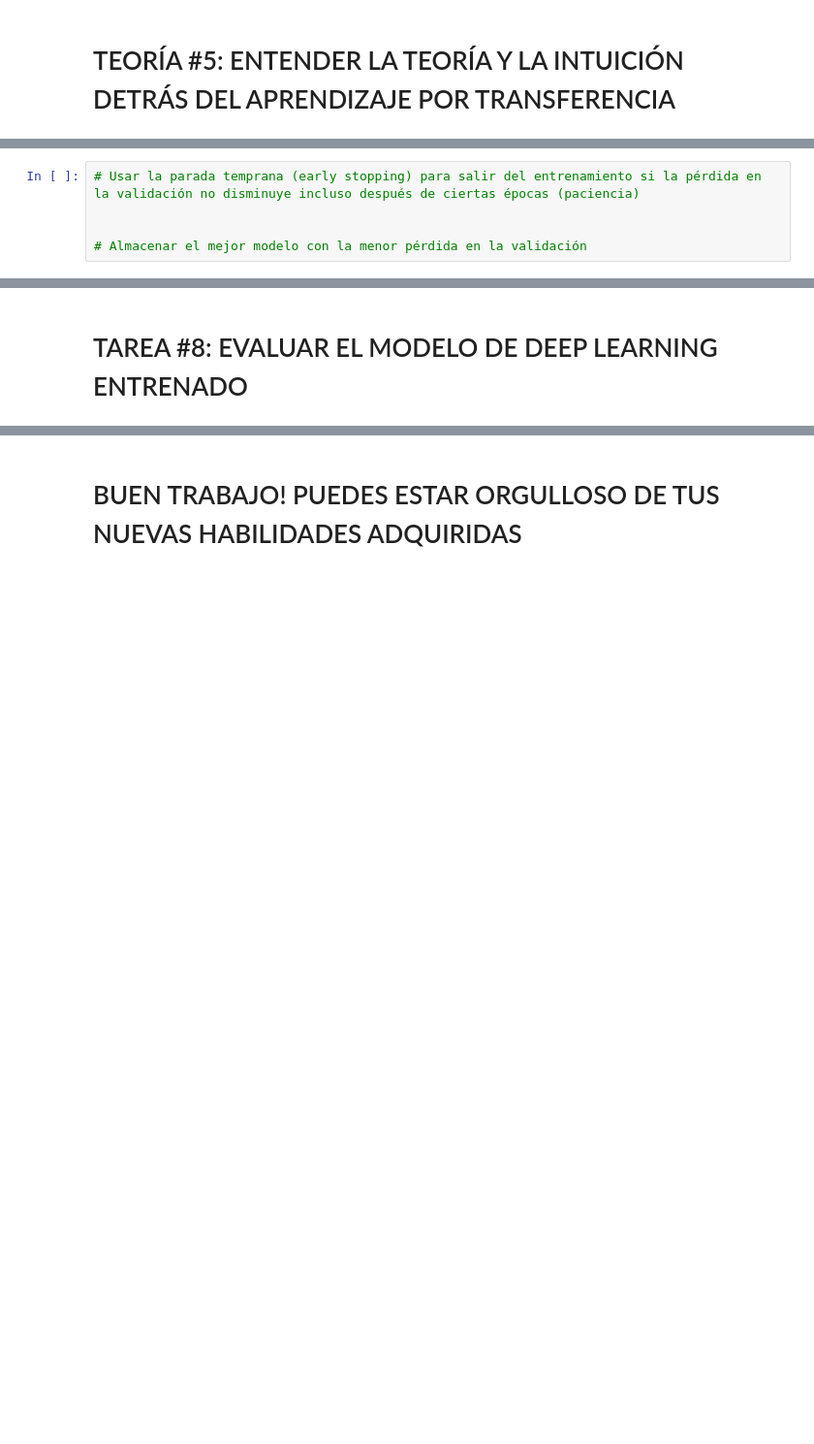
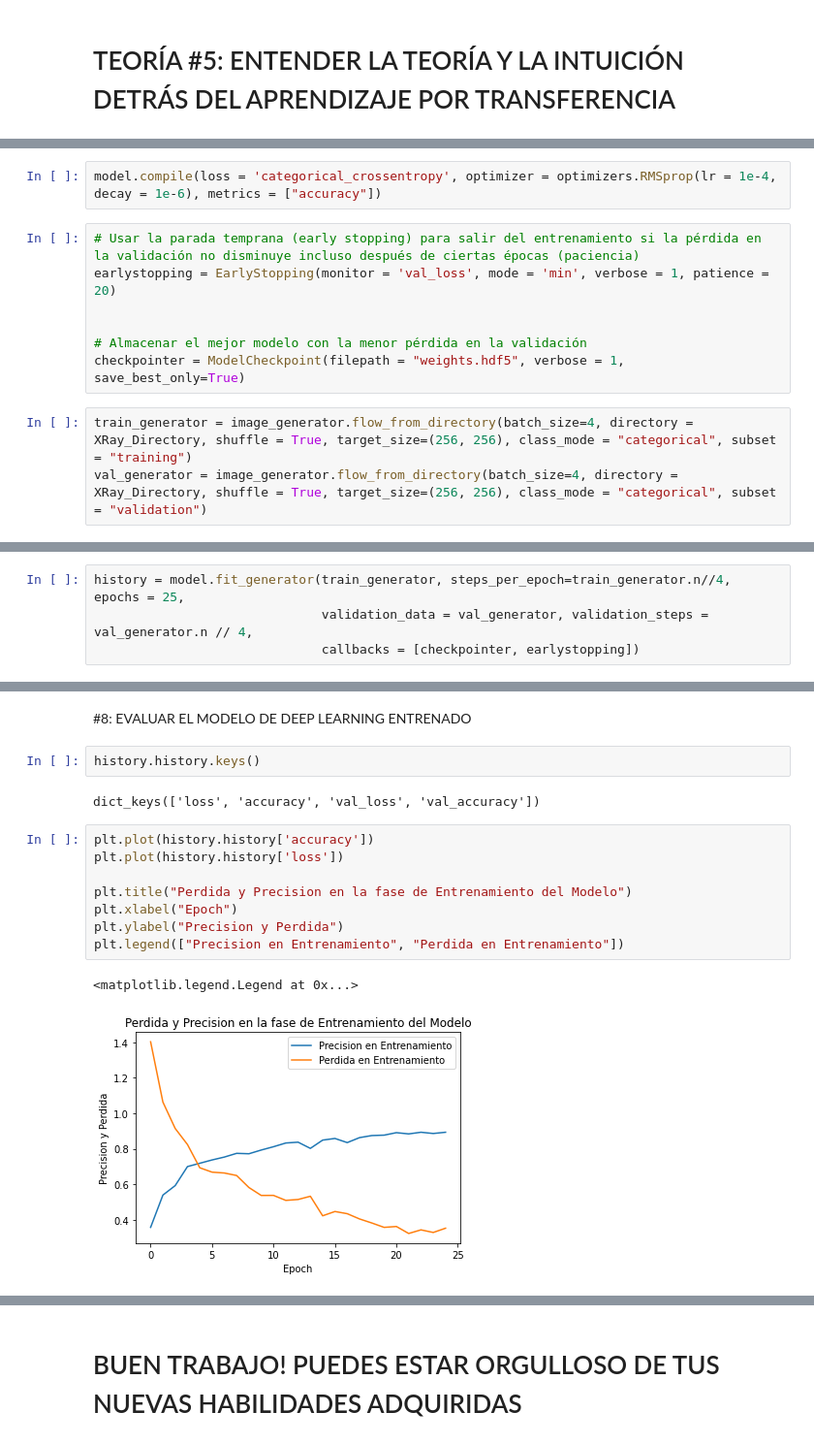
Before and after one commit to sergioarnold87/Departamento-de-Operaciones, a Jupyter notebook: Departamento_de_Operaciones.ipynb, the cells around one changed output, grey strips where cells are left out. Shown at 97% size. Drawn from its saved outputs; the diff is of its cells as text; blank space fills up the shorter version.

```diff
--- a/Departamento_de_Operaciones.ipynb
+++ b/Departamento_de_Operaciones.ipynb
@@ -93,5 +187,12 @@ Mounted at /content/drive
+# %%
+model.compile(loss = 'categorical_crossentropy', optimizer = optimizers.RMSprop(lr = 1e-4, decay = 1e-6), metrics = ["accuracy"])
 # %%
 # Usar la parada temprana (early stopping) para salir del entrenamiento si la pérdida en la validación no disminuye incluso después de ciertas épocas (paciencia)
+earlystopping = EarlyStopping(monitor = 'val_loss', mode = 'min', verbose = 1, patience = 20)
 
 
 # Almacenar el mejor modelo con la menor pérdida en la validación
+checkpointer = ModelCheckpoint(filepath = "weights.hdf5", verbose = 1, save_best_only=True)
+# %%
+train_generator = image_generator.flow_from_directory(batch_size=4, directory = XRay_Directory, shuffle = True, target_size=(256, 256), class_mode = "categorical", subset = "training")
+val_generator = image_generator.flow_from_directory(batch_size=4, directory = XRay_Directory, shuffle = True, target_size=(256, 256), class_mode = "categorical", subset = "validation")
@@ -97,0 +202,4 @@ Mounted at /content/drive
+# %%
+history = model.fit_generator(train_generator, steps_per_epoch=train_generator.n//4, epochs = 25,
+                              validation_data = val_generator, validation_steps = val_generator.n // 4,
+                              callbacks = [checkpointer, earlystopping])
@@ -98,2 +228,17 @@ Mounted at /content/drive
 # %% [markdown]
-# TAREA #8: EVALUAR EL MODELO DE DEEP LEARNING ENTRENADO
+#8: EVALUAR EL MODELO DE DEEP LEARNING ENTRENADO
+# %%
+history.history.keys()
+# %% [output]
+dict_keys(['loss', 'accuracy', 'val_loss', 'val_accuracy'])
+# %%
+plt.plot(history.history['accuracy'])
+plt.plot(history.history['loss'])
+
+plt.title("Perdida y Precision en la fase de Entrenamiento del Modelo")
+plt.xlabel("Epoch")
+plt.ylabel("Precision y Perdida")
+plt.legend(["Precision en Entrenamiento", "Perdida en Entrenamiento"])
+# %% [output]
+<matplotlib.legend.Legend at 0x...>
+[figure, added]
```
Also changed, not shown: parts of 36 cells of this notebook.
